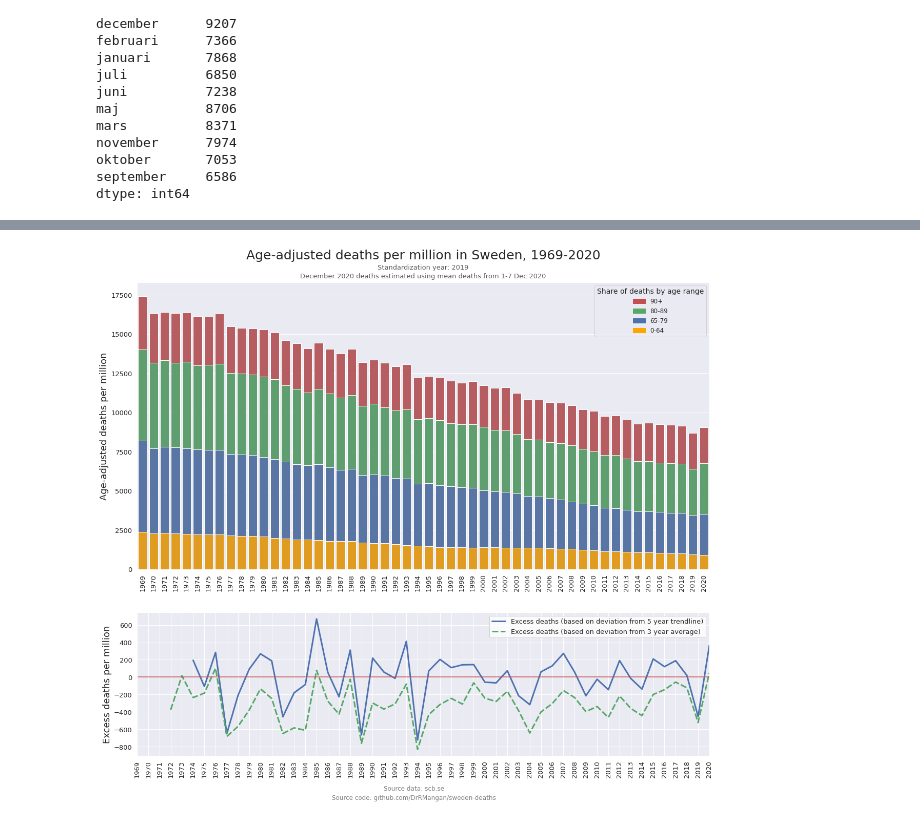
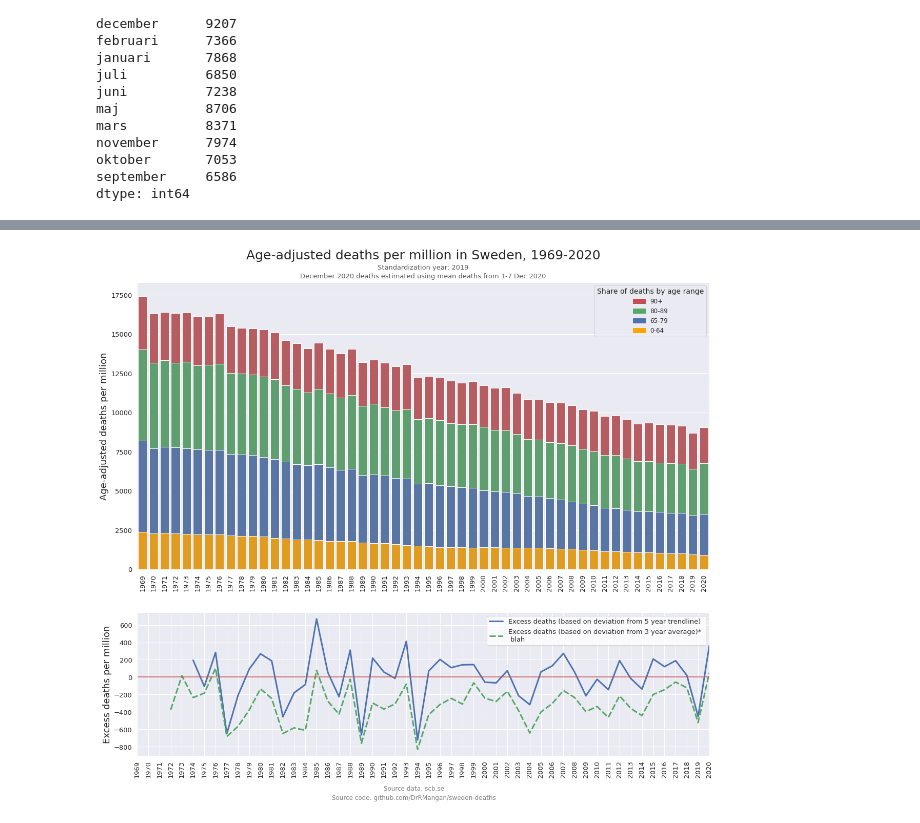
Before and after one commit to DrRMangan/sweden-deaths, a Jupyter notebook: sweden.ipynb, the cells around one changed output, grey strips where cells are left out. Cells and saved outputs as stored; diff of their text form; code cells hidden in the pictures.

```diff
--- a/sweden.ipynb
+++ b/sweden.ipynb
@@ -84,11 +84,3 @@ dtype: int64
 # %%
 deaths_age_adj = (deaths_age_agg/pop_age_agg)*pop_age_agg.loc['2019']
 deaths_age_adj['total'] = deaths_age_adj['0-64'] + deaths_age_adj['65-79'] + deaths_age_adj['80-89'] + deaths_age_adj['90+']
-# %%
-deaths_age_adj['total/million'] = deaths_age_adj['total']/(pop_age_agg['total'].loc['2019']/1000000)
-deaths_age_adj['0-64/million'] = deaths_age_adj['0-64']/(pop_age_agg['0-64'].loc['2019']/1000000)
-deaths_age_adj['65-79/million'] = deaths_age_adj['65-79']/(pop_age_agg['65-79'].loc['2019']/1000000)
-deaths_age_adj['80-89/million'] = deaths_age_adj['80-89']/(pop_age_agg['80-89'].loc['2019']/1000000)
-deaths_age_adj['90+/million'] = deaths_age_adj['90+']/(pop_age_agg['90+'].loc['2019']/1000000)
-
-deaths_age_adj.tail()
@@ -142,38 +144,39 @@ sns.set_theme(style="darkgrid")
 
 fig, axs = plt.subplots(2,1, gridspec_kw={'height_ratios': [2, 1]}, figsize = (20,17))
 
-axs[0] = sns.barplot(x=deaths_age_adj['total'].iloc[1:].index, y=(deaths_age_adj['0-64'].iloc[1:] + deaths_age_adj['65-79'].iloc[1:] + deaths_age_adj['80-89'].iloc[1:] + deaths_age_adj['90+'].iloc[1:])/10.23, color="r", ax=axs[0])
-axs[0] = sns.barplot(x=deaths_age_adj['total'].iloc[1:].index, y=(deaths_age_adj['0-64'].iloc[1:] + deaths_age_adj['65-79'].iloc[1:] + deaths_age_adj['80-89'].iloc[1:])/10.23, color="g", ax=axs[0])
-axs[0] = sns.barplot(x=deaths_age_adj['total'].iloc[1:].index, y=(deaths_age_adj['0-64'].iloc[1:] + deaths_age_adj['65-79'].iloc[1:])/10.23, color="b", ax=axs[0])
-axs[0] = sns.barplot(x=deaths_age_adj['total'].iloc[1:].index, y=(deaths_age_adj['0-64'].iloc[1:])/10.23, color="orange", ax=axs[0])
+pop_millions = pop_age_agg.loc['2019']['total']/1000000
+axs[0] = sns.barplot(x=deaths_age_adj['total'].iloc[1:].index, y=(deaths_age_adj['0-64'].iloc[1:] + deaths_age_adj['65-79'].iloc[1:] + deaths_age_adj['80-89'].iloc[1:] + deaths_age_adj['90+'].iloc[1:])/pop_millions, color="r", ax=axs[0])
+axs[0] = sns.barplot(x=deaths_age_adj['total'].iloc[1:].index, y=(deaths_age_adj['0-64'].iloc[1:] + deaths_age_adj['65-79'].iloc[1:] + deaths_age_adj['80-89'].iloc[1:])/pop_millions, color="g", ax=axs[0])
+axs[0] = sns.barplot(x=deaths_age_adj['total'].iloc[1:].index, y=(deaths_age_adj['0-64'].iloc[1:] + deaths_age_adj['65-79'].iloc[1:])/pop_millions, color="b", ax=axs[0])
+axs[0] = sns.barplot(x=deaths_age_adj['total'].iloc[1:].index, y=(deaths_age_adj['0-64'].iloc[1:])/pop_millions, color="orange", ax=axs[0])
 red_patch = mpatches.Patch(color='r', label='90+')
 green_patch = mpatches.Patch(color='g', label='80-89')
 blue_patch = mpatches.Patch(color='b', label='65-79')
 orange_patch = mpatches.Patch(color='orange', label='0-64')
 
 axs[0].legend(handles=[red_patch, green_patch, blue_patch, orange_patch], title='Share of deaths by age range', title_fontsize=14, fontsize=12)
 
 axs[0].set_xticklabels(axs[0].get_xticklabels(), rotation=90)
 axs[0].set_title('Age-adjusted deaths per million in Sweden, 1969-2020', fontsize=25, y=1.07)
 axs[0].text(x=0.5, y=1.04, s='Standardization year: 2019', fontsize=13, alpha=0.75, ha='center', va='bottom', transform=axs[0].transAxes)
 axs[0].text(x=0.5, y=1.01, s='December 2020 deaths estimated using mean deaths from 1-7 Dec 2020', fontsize=13, alpha=0.75, ha='center', va='bottom', transform=axs[0].transAxes)
 axs[0].set_ylabel('Age-adjusted deaths per million', fontsize=18)
 axs[0].tick_params(axis='both', labelsize=13)
 
 sns.set_style("ticks")
 
 axs[1] = sns.lineplot(data=deaths_age_adj[['excess1', 'excess2']], palette=['C0', 'C2'], ax=axs[1], linewidth=3)
 plt.axhline(y=0, color='r', linestyle='-')
 plt.xticks(rotation=90)
 axs[1].set_xlim(left=1, right=52)
 axs[1].set_ylabel('Excess deaths per million', fontsize=18)
 axs[1].tick_params(axis='both', labelsize=13)
 
-plt.legend(labels=['Excess deaths (based on deviation from 5 year trendline)', 'Excess deaths (based on deviation from 3 year average)'], fontsize=13)
+plt.legend(labels=['Excess deaths (based on deviation from 5 year trendline)', 'Excess deaths (based on deviation from 3 year average)* \n blah'], fontsize=13)
 
 plt.figtext(0.5, 0.07, "Source data: scb.se", color='gray', ha="center", fontsize=12)
 plt.figtext(0.5, 0.055, "Source code: github.com/DrRMangan/sweden-deaths", color='gray', ha="center", fontsize=12)
 
 fig.savefig('sweden.png')
 # %% [output]
-[figure, old version]
+[figure, new version]
```
Also changed, not shown: parts of 7 cells of this notebook.
